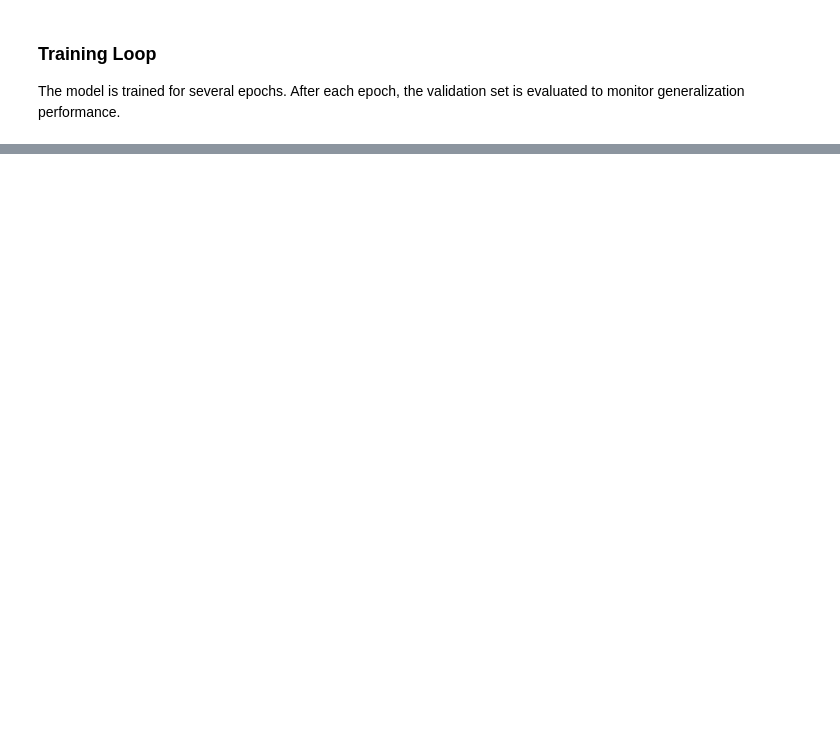
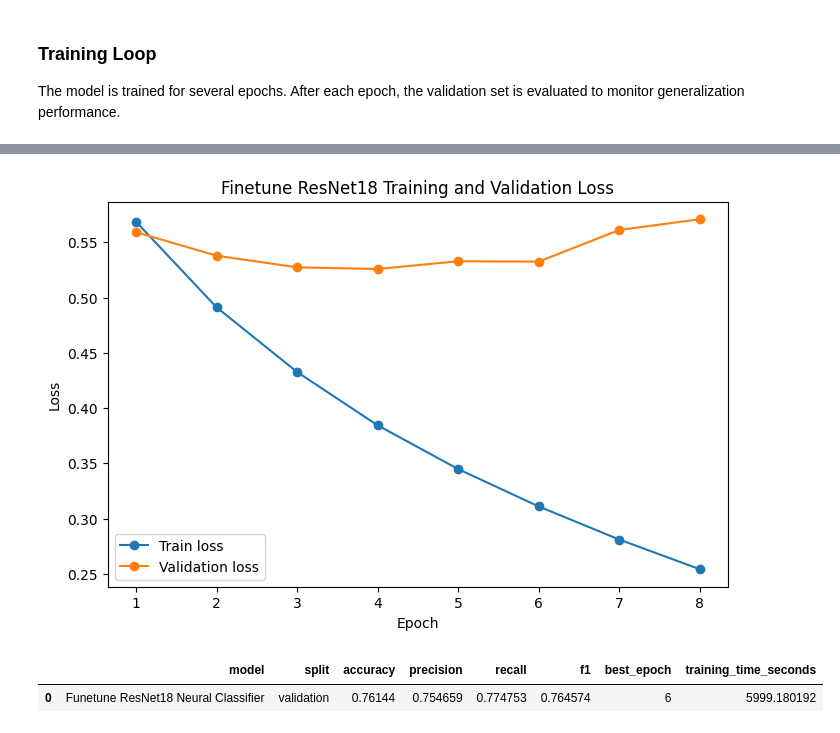
Before and after one commit to Maxstef/flickr30k-multimodal-retrieval, a Jupyter notebook: notebooks/04_neural_multimodal_classifier.ipynb, the cells around one changed output, grey strips where cells are left out. Cells and saved outputs as stored; diff of their text form; code cells hidden in the pictures; blank space fills up the shorter version.

Commit message:
implement neural multimodal training experiments

```diff
--- a/notebooks/04_neural_multimodal_classifier.ipynb
+++ b/notebooks/04_neural_multimodal_classifier.ipynb
@@ -906,3 +1037,4 @@ KeyboardInterrupt:
 # %%
 finetune_history_df = pd.DataFrame(finetune_history)
+finetune_history_df["epoch"] = range(1, len(finetune_history) + 1)
 finetune_history_df
@@ -909,12 +1051,14 @@ finetune_history_df
 # %%
-import matplotlib.pyplot as plt
-
 plt.figure(figsize=(8, 5))
 
-plt.plot(finetune_history_df["epoch"], finetune_history_df["val_f1"], marker="o")
+plt.plot(finetune_history_df["epoch"], finetune_history_df["train_loss"], marker="o", label="Train loss")
+plt.plot(finetune_history_df["epoch"], finetune_history_df["val_loss"], marker="o", label="Validation loss")
 
-plt.title("Validation F1-score During Training")
+plt.title("Finetune ResNet18 Training and Validation Loss")
 plt.xlabel("Epoch")
-plt.ylabel("F1-score")
+plt.ylabel("Loss")
+plt.legend()
 
 plt.show()
+# %% [output]
+[figure, added]
@@ -920,0 +1072,27 @@ plt.show()
+# %%
+best_row = finetune_history_df.loc[finetune_history_df["val_f1"].idxmax()]
+
+finetune_metrics = pd.DataFrame(
+    [
+        {
+            "model": "Finetune ResNet18 Neural Classifier",
+            "split": "validation",
+            "accuracy": best_row["val_accuracy"],
+            "precision": best_row["val_precision"],
+            "recall": best_row["val_recall"],
+            "f1": best_row["val_f1"],
+            "best_epoch": int(best_row["epoch"]),
+            "training_time_seconds": train_end - train_start,
+        }
+    ]
+)
+
+finetune_metrics.to_csv(
+    RESULTS_DIR / "finetune_metrics.csv",
+    index=False,
+)
+
+finetune_metrics
+# %% [output]
+|  | model | split | accuracy | precision | recall | f1 | best_epoch | training_time_seconds |
+| 0 | Funetune ResNet18 Neural Classifier | validation | 0.76144 | 0.754659 | 0.774753 | 0.764574 | 6 | 5999.180192 |
```
Also changed, not shown: parts of 19 cells of this notebook.
